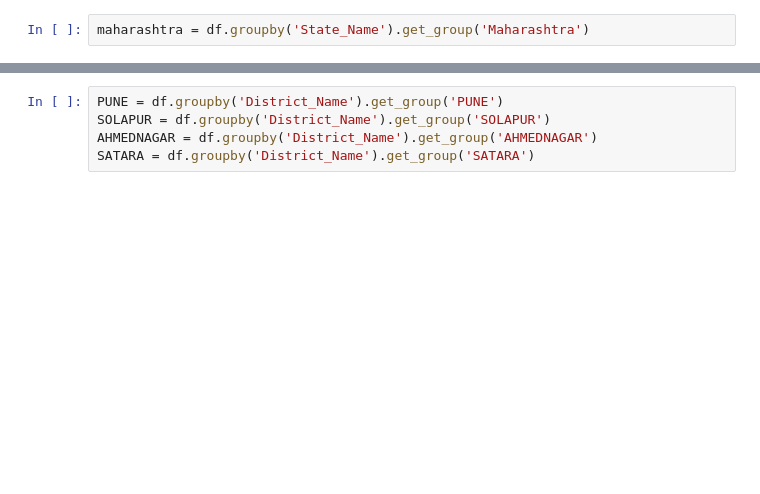
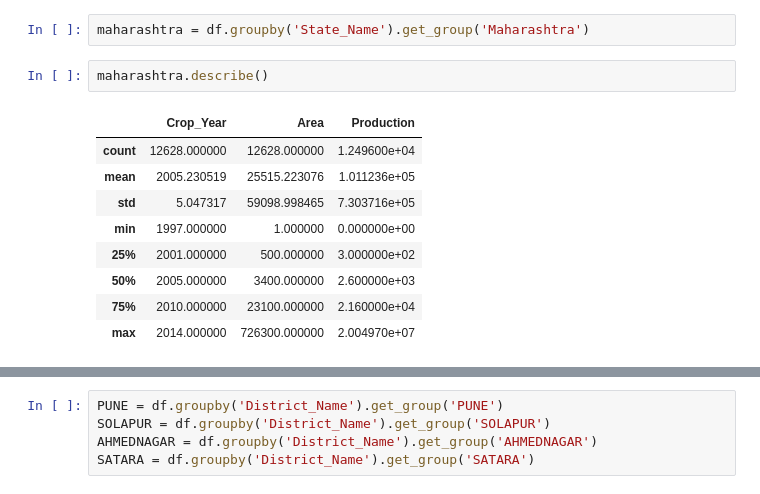
Before and after one commit to sanket9921/Graphs-of-Crops-and-their-poduction, a Jupyter notebook: Agriculture.ipynb, the cells around one changed output, grey strips where cells are left out. Drawn from its saved outputs; the diff is of its cells as text; blank space fills up the shorter version.

```diff
--- a/Agriculture.ipynb
+++ b/Agriculture.ipynb
@@ -15,2 +27,14 @@ df.head()
 # %%
 maharashtra = df.groupby('State_Name').get_group('Maharashtra')
+# %%
+maharashtra.describe()
+# %% [output]
+|  | Crop_Year | Area | Production |
+| count | 12628.000000 | 12628.000000 | 1.249600e+04 |
+| mean | 2005.230519 | 25515.223076 | 1.011236e+05 |
+| std | 5.047317 | 59098.998465 | 7.303716e+05 |
+| min | 1997.000000 | 1.000000 | 0.000000e+00 |
+| 25% | 2001.000000 | 500.000000 | 3.000000e+02 |
+| 50% | 2005.000000 | 3400.000000 | 2.600000e+03 |
+| 75% | 2010.000000 | 23100.000000 | 2.160000e+04 |
+| max | 2014.000000 | 726300.000000 | 2.004970e+07 |
```
Also changed, not shown: parts of 14 cells of this notebook.
